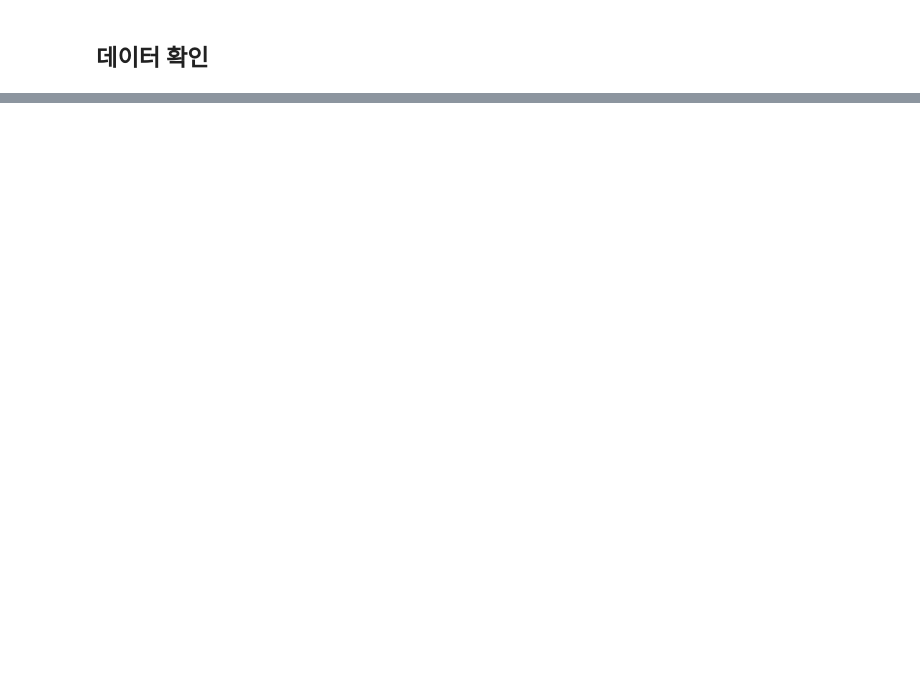
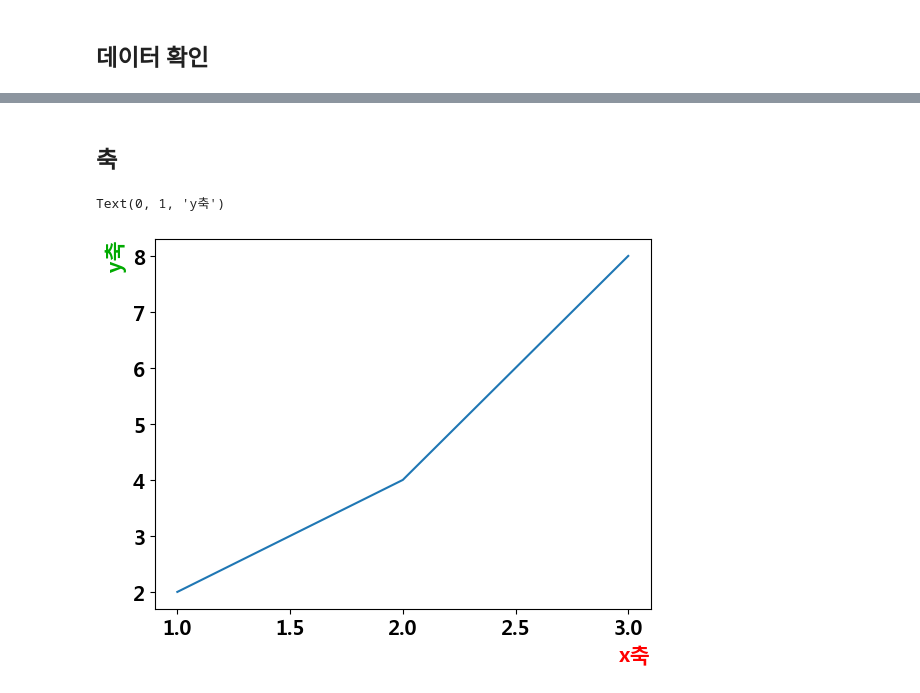
Before and after one commit to MovingJu/aaesongie, a Jupyter notebook: Lee/hakseup/nado_data.ipynb, the cells around one changed output, grey strips where cells are left out. Cells and saved outputs as stored; diff of their text form; code cells hidden in the pictures; blank space fills up the shorter version.

```diff
--- a/Lee/hakseup/nado_data.ipynb
+++ b/Lee/hakseup/nado_data.ipynb
@@ -249,0 +187,2 @@ df = pd.read_csv()
+# %%
+plt.rcParams['font.family'] = 'Malgun Gothic'
@@ -249,0 +198,4 @@ df = pd.read_csv()
+# %%
+plt.rcParams['font.family'] = 'Malgun Gothic'
+plt.rcParams['font.size'] = 15
+plt.rcParams['axes.unicode_minus'] = False
@@ -249,0 +204,18 @@ df = pd.read_csv()
+# %% [markdown]
+## 축
+# %%
+import matplotlib.pyplot as plt
+import matplotlib
+plt.rcParams['font.family'] = 'Malgun Gothic'
+plt.rcParams['font.size'] = 15
+plt.rcParams['axes.unicode_minus'] = False
+# %%
+x = [1, 2, 3]
+y = [2, 4, 8]
+# %%
+plt.plot(x, y)
+plt.xlabel('x축', color='red', loc='right') # loc='left','center','right'
+plt.ylabel('y축', color='#00aa00', loc='top') #loc='bottom','center','top'
+# %% [output]
+Text(0, 1, 'y축')
+[figure, added]
```
Also changed, not shown: parts of 69 cells of this notebook, 2 other files.
